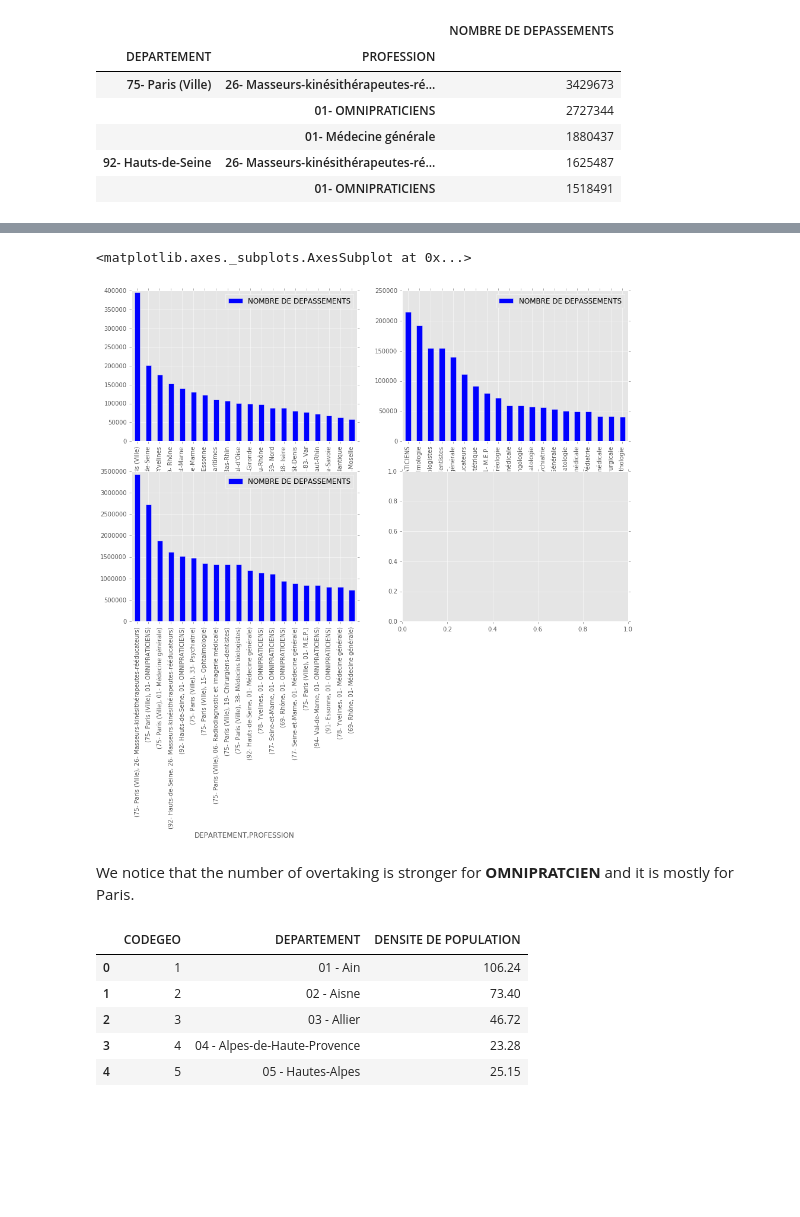
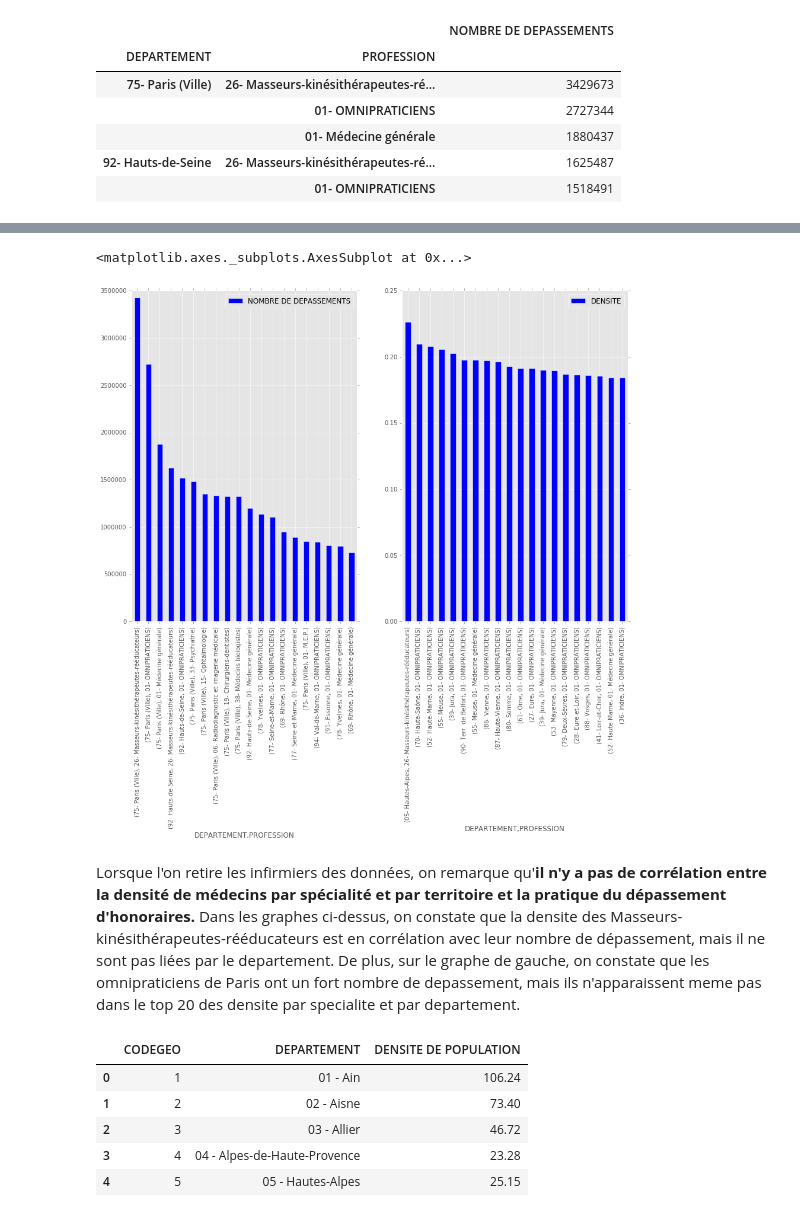
Before and after one commit to rachidalili/MS-BGD2015, a Jupyter notebook: Derrick_HO/Lesson4/hackathon.ipynb, the cells around one changed output, grey strips where cells are left out. Cells and saved outputs as stored; diff of their text form; code cells hidden in the pictures; blank space fills up the shorter version.

```diff
--- a/Derrick_HO/Lesson4/hackathon.ipynb
+++ b/Derrick_HO/Lesson4/hackathon.ipynb
@@ -92,0 +118,3 @@ subDffilter3.head(5)
+# %%
+result.drop('EFFECTIFS', axis=1, inplace=True)
+result.drop('TOTAL EFFECTIF', axis=1, inplace=True)
@@ -93,8 +130,8 @@ subDffilter3.head(5)
 # %%
-subDF = subDffilter3.groupby(['DEPARTEMENT', 'PROFESSION'])['NOMBRE DE DEPASSEMENTS'].mean()
-frame = pd.DataFrame(subDF)
-frame = frame.sort('NOMBRE DE DEPASSEMENTS', axis=0, ascending=False)
-frame.head(5)
+subDF = result.groupby(['DEPARTEMENT', 'PROFESSION'])['NOMBRE DE DEPASSEMENTS'].mean()
+frame1 = pd.DataFrame(subDF)
+frame1 = frame1.sort('NOMBRE DE DEPASSEMENTS', axis=0, ascending=False)
+frame1.head(5)
 # %% [output]
 |  |  | NOMBRE DE DEPASSEMENTS |
 | DEPARTEMENT | PROFESSION |  |
@@ -131,0 +160,3 @@ frame2.head(5)
+# %%
+subDF1 = result.groupby(['DEPARTEMENT', 'PROFESSION'], as_index = False)['DENSITE'].mean()
+subDF1.head(5)
@@ -131,0 +170,7 @@ frame2.head(5)
+# %%
+subDf2 = subDF1.replace(to_replace = '24- Infirmiers', value = np.nan)
+subDf2 = subDf2.dropna(how='any')
+subDF3 = subDf2.groupby(['DEPARTEMENT', 'PROFESSION'])['DENSITE'].mean()
+subDF3 = pd.DataFrame(subDF3)
+subDF3 = subDF3.sort('DENSITE', axis=0, ascending=False)
+subDF3.head(5)
@@ -132,15 +185,18 @@ frame2.head(5)
 # %%
-fig, axes = plt.subplots(nrows=2, ncols=2)
-frame1.head(20).plot(ax=axes[0][0], kind='bar', figsize=(15,10))
-frame2.head(20).plot(ax=axes[0][1], kind='bar', figsize=(15,10))
-frame.head(20).plot(ax=axes[1][0], kind='bar', figsize=(15,10))
+fig, axes = plt.subplots(nrows=1, ncols=2)
+frame1.head(20).plot(ax=axes[0], kind='bar', figsize=(15,10))
+subDF3.head(20).plot(ax=axes[1], kind='bar', figsize=(15,10))
 # %% [output]
 <matplotlib.axes._subplots.AxesSubplot at 0x...>
-[figure, old version]
+[figure, new version]
-# %% [markdown]
-<p>
-We notice that the number of overtaking is stronger for <b>OMNIPRATCIEN</b> and it is mostly for Paris.
-</p>
+# %% [markdown]
+<p>
+Lorsque l'on retire les infirmiers des données, on remarque qu'<b>il n'y a pas de corrélation entre la densité de médecins par spécialité  et par territoire et la pratique du dépassement d'honoraires.</b>
+<br\><br\>
+Dans les graphes ci-dessus, on constate que la densite des Masseurs-kinésithérapeutes-rééducateurs est en corrélation avec leur nombre de dépassement, mais il ne sont pas liées par le departement.
+<br\><br\>
+De plus, sur le graphe de gauche, on constate que les omnipraticiens de Paris ont un fort nombre de depassement, mais ils n'apparaissent meme pas dans le top 20 des densite par  specialite et par departement.
+</p>
 # %%
 densDf = pd.read_excel('densitePop.xls', skiprows=6, header=0)
 densDf.columns = ['CODEGEO', 'DEPARTEMENT', 'DENSITE DE POPULATION']
```
Also changed, not shown: parts of 25 cells of this notebook, 3 other files.
